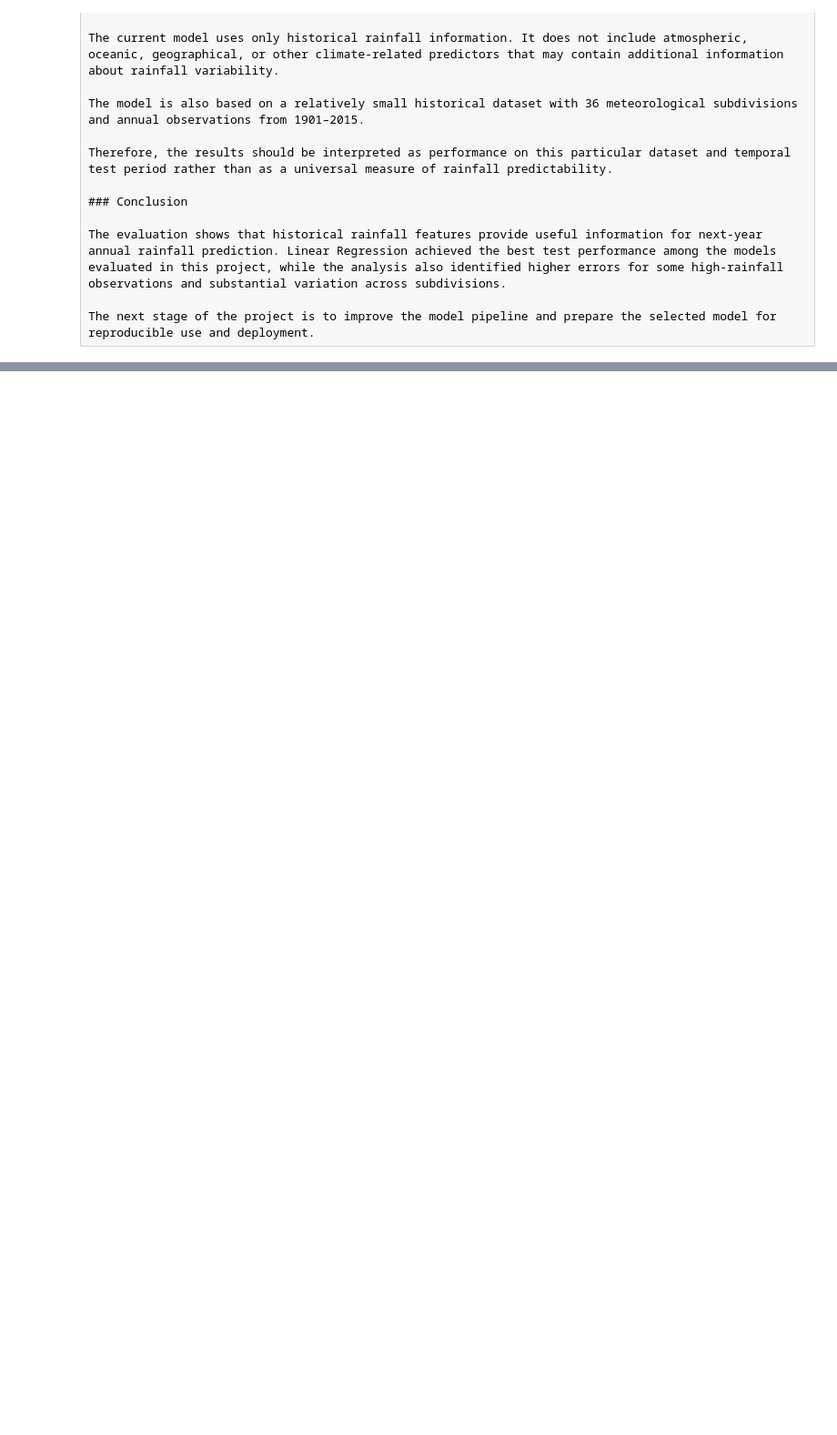
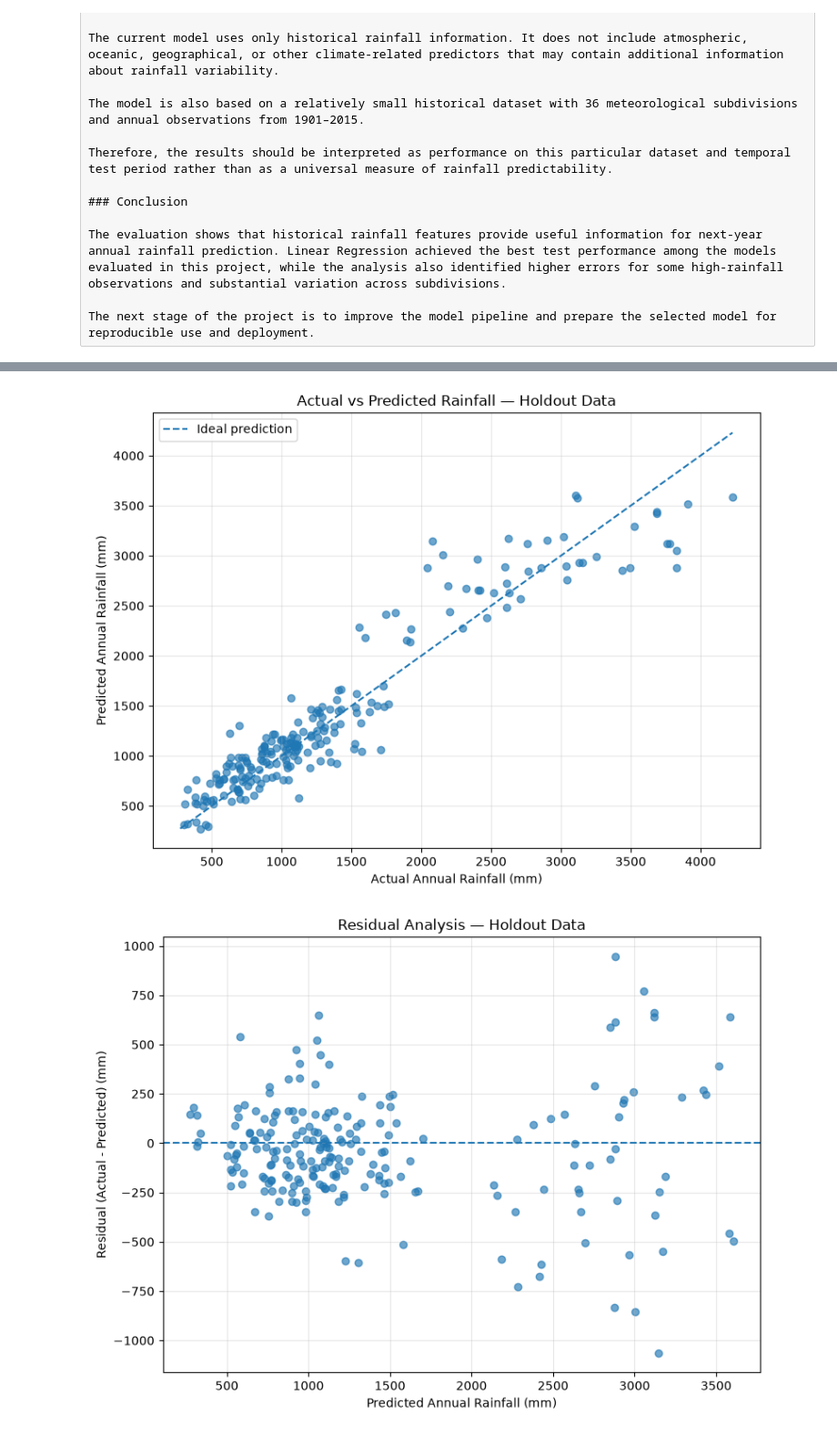
Before and after one commit to sakshidangi2006/Rainfall_Prediction, a Jupyter notebook: notebooks/06_model_evaluation.ipynb, the cells around one changed output, grey strips where cells are left out. Shown at 91% size. Saved outputs shown, nothing was run; the diff lists cells and outputs as text; code cells hidden in the pictures; blank space fills up the shorter version.

```diff
--- a/notebooks/06_model_evaluation.ipynb
+++ b/notebooks/06_model_evaluation.ipynb
@@ -540,0 +782,52 @@ The next stage of the project is to improve the model pipeline and prepare the s
+# %%
+
+# --------------------------------------------------
+# 8. ACTUAL VS PREDICTED + RESIDUAL ANALYSIS
+# --------------------------------------------------
+
+import matplotlib.pyplot as plt
+import numpy as np
+
+actual = evaluation["actual_rainfall"].to_numpy()
+predicted = evaluation["regional_prediction"].to_numpy()
+
+# Plot 1: Actual vs Predicted
+plt.figure(figsize=(8, 6))
+plt.scatter(actual, predicted, alpha=0.65)
+
+lower = min(actual.min(), predicted.min())
+upper = max(actual.max(), predicted.max())
+
+# Ideal prediction line
+plt.plot(
+    [lower, upper],
+    [lower, upper],
+    linestyle="--",
+    label="Ideal prediction"
+)
+
+plt.xlabel("Actual Annual Rainfall (mm)")
+plt.ylabel("Predicted Annual Rainfall (mm)")
+plt.title("Actual vs Predicted Rainfall — Holdout Data")
+plt.legend()
+plt.grid(True, alpha=0.3)
+plt.tight_layout()
+plt.show()
+
+
+# Plot 2: Residuals vs Predicted
+residuals = actual - predicted
+
+plt.figure(figsize=(8, 6))
+plt.scatter(predicted, residuals, alpha=0.65)
+plt.axhline(y=0, linestyle="--")
+
+plt.xlabel("Predicted Annual Rainfall (mm)")
+plt.ylabel("Residual (Actual - Predicted) (mm)")
+plt.title("Residual Analysis — Holdout Data")
+plt.grid(True, alpha=0.3)
+plt.tight_layout()
+plt.show()
+# %% [output]
+[figure, added]
+[figure, added]
```
Also changed, not shown: parts of 10 cells of this notebook, 9 other files.
